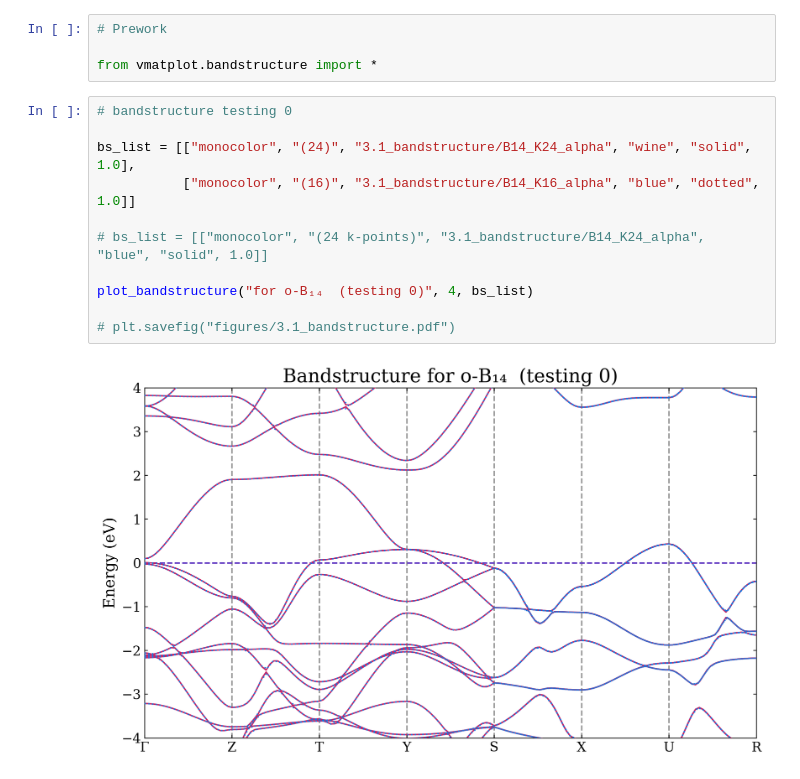
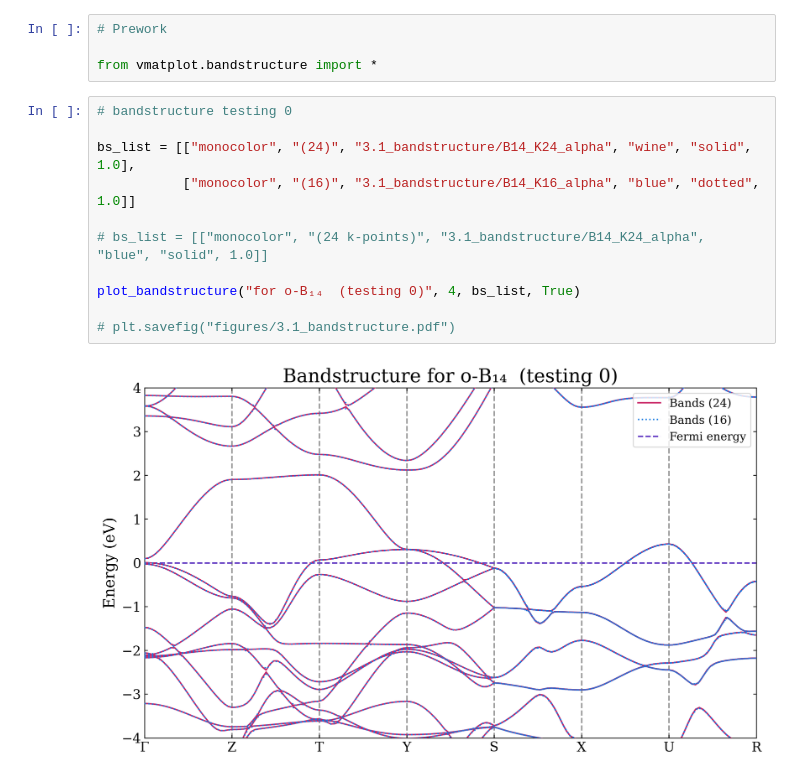
Before and after one commit to Photonico/o-B14_20241024, a Jupyter notebook: 3.1_bandstructure.ipynb, the cells around one changed output. Drawn from its saved outputs; the diff is of its cells as text.

```diff
--- a/3.1_bandstructure.ipynb
+++ b/3.1_bandstructure.ipynb
@@ -7,13 +7,13 @@ from vmatplot.bandstructure import *
 # %%
 # bandstructure testing 0
 
 bs_list = [["monocolor", "(24)", "3.1_bandstructure/B14_K24_alpha", "wine", "solid", 1.0],
            ["monocolor", "(16)", "3.1_bandstructure/B14_K16_alpha", "blue", "dotted", 1.0]]
 
 # bs_list = [["monocolor", "(24 k-points)", "3.1_bandstructure/B14_K24_alpha", "blue", "solid", 1.0]]
 
-plot_bandstructure("for o-B₁₄  (testing 0)", 4, bs_list)
+plot_bandstructure("for o-B₁₄  (testing 0)", 4, bs_list, True)
 
 # plt.savefig("figures/3.1_bandstructure.pdf")
 # %% [output]
-[figure, old version]
+[figure, new version]
```
Also changed, not shown: parts of 3 cells of this notebook, 47 other files.
